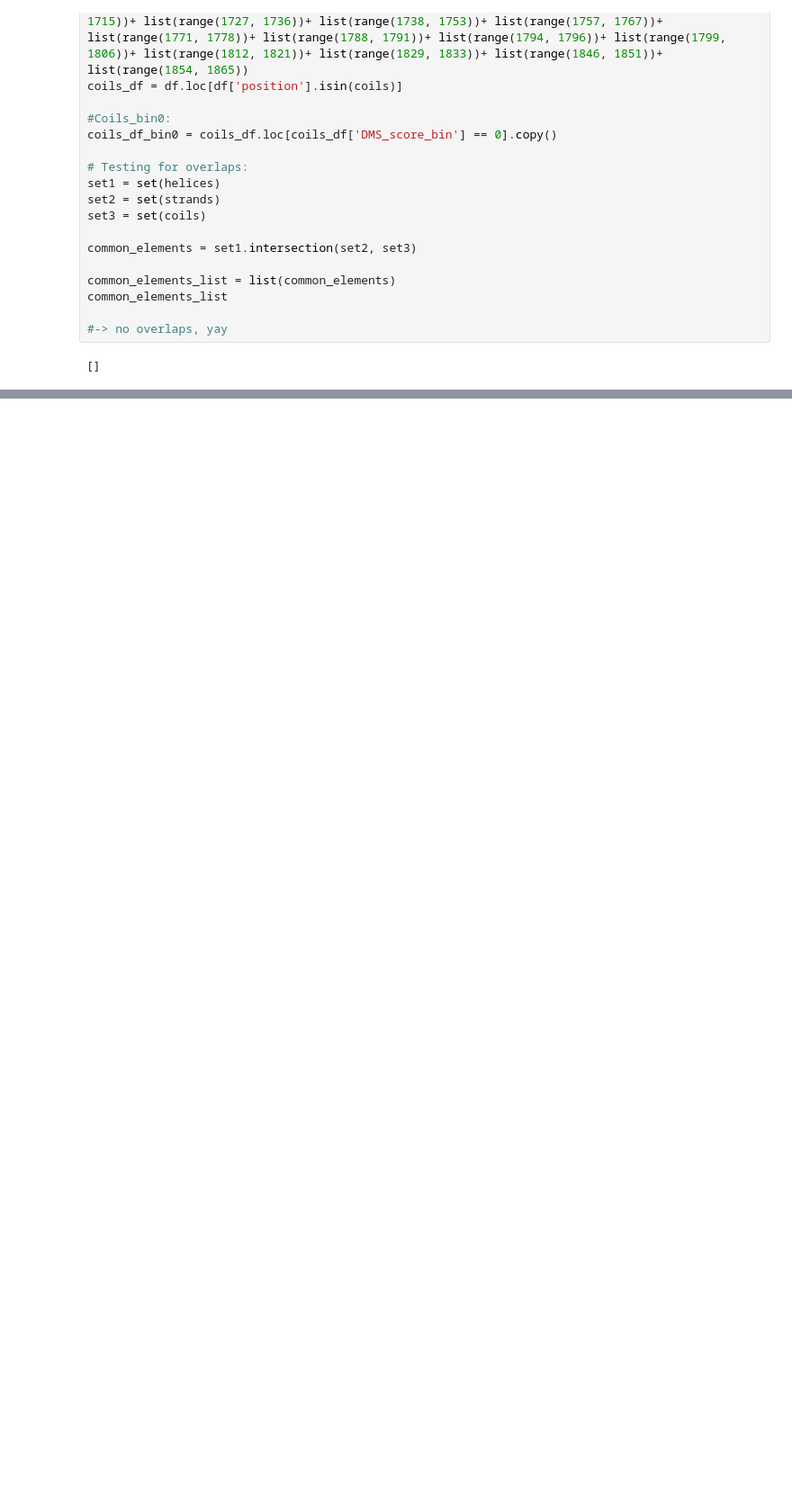
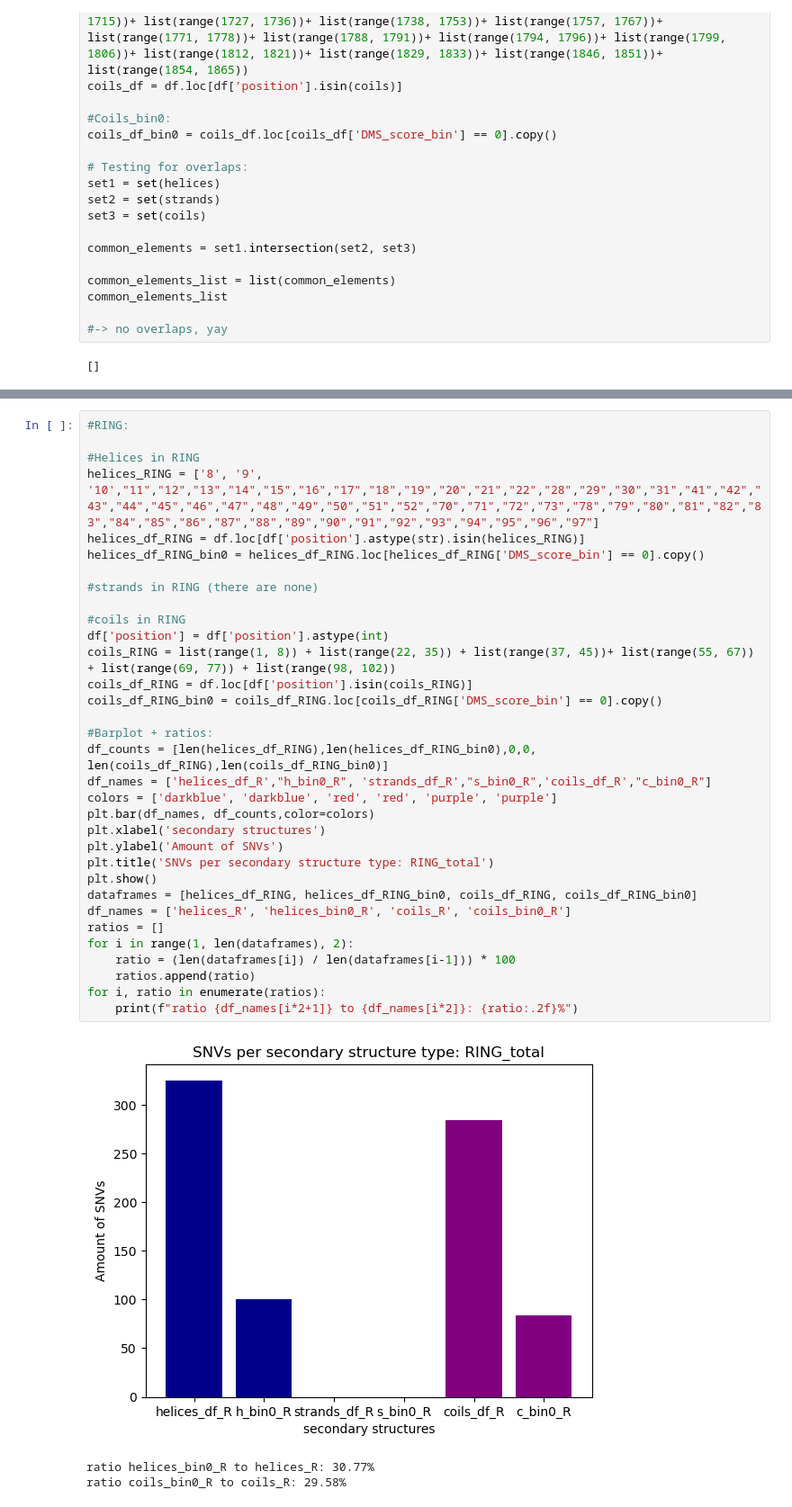
Before and after one commit to datascience-mobi-2023/topic02_team04, a Jupyter notebook: final_code.ipynb, the cells around one changed output, grey strips where cells are left out. Shown at 90% size. Cells and saved outputs as stored; diff of their text form; blank space fills up the shorter version.

```diff
--- a/final_code.ipynb
+++ b/final_code.ipynb
@@ -68,0 +160,37 @@ common_elements_list
+# %%
+#RING:
+
+#Helices in RING
+helices_RING = ['8', '9', '10',"11","12","13","14","15","16","17","18","19","20","21","22","28","29","30","31","41","42","43","44","45","46","47","48","49","50","51","52","70","71","72","73","78","79","80","81","82","83","84","85","86","87","88","89","90","91","92","93","94","95","96","97"]
+helices_df_RING = df.loc[df['position'].astype(str).isin(helices_RING)]
+helices_df_RING_bin0 = helices_df_RING.loc[helices_df_RING['DMS_score_bin'] == 0].copy()
+
+#strands in RING (there are none)
+
+#coils in RING
+df['position'] = df['position'].astype(int)
+coils_RING = list(range(1, 8)) + list(range(22, 35)) + list(range(37, 45))+ list(range(55, 67)) + list(range(69, 77)) + list(range(98, 102))
+coils_df_RING = df.loc[df['position'].isin(coils_RING)]
+coils_df_RING_bin0 = coils_df_RING.loc[coils_df_RING['DMS_score_bin'] == 0].copy()
+
+#Barplot + ratios:
+df_counts = [len(helices_df_RING),len(helices_df_RING_bin0),0,0, len(coils_df_RING),len(coils_df_RING_bin0)]
+df_names = ['helices_df_R',"h_bin0_R", 'strands_df_R',"s_bin0_R",'coils_df_R',"c_bin0_R"]
+colors = ['darkblue', 'darkblue', 'red', 'red', 'purple', 'purple']
+plt.bar(df_names, df_counts,color=colors)
+plt.xlabel('secondary structures')
+plt.ylabel('Amount of SNVs')
+plt.title('SNVs per secondary structure type: RING_total')
+plt.show()
+dataframes = [helices_df_RING, helices_df_RING_bin0, coils_df_RING, coils_df_RING_bin0]
+df_names = ['helices_R', 'helices_bin0_R', 'coils_R', 'coils_bin0_R']
+ratios = []
+for i in range(1, len(dataframes), 2):
+    ratio = (len(dataframes[i]) / len(dataframes[i-1])) * 100
+    ratios.append(ratio)
+for i, ratio in enumerate(ratios):
+    print(f"ratio {df_names[i*2+1]} to {df_names[i*2]}: {ratio:.2f}%")
+# %% [output]
+[figure, added]
+ratio helices_bin0_R to helices_R: 30.77%
+ratio coils_bin0_R to coils_R: 29.58%
```
Also changed, not shown: parts of 13 cells of this notebook.
